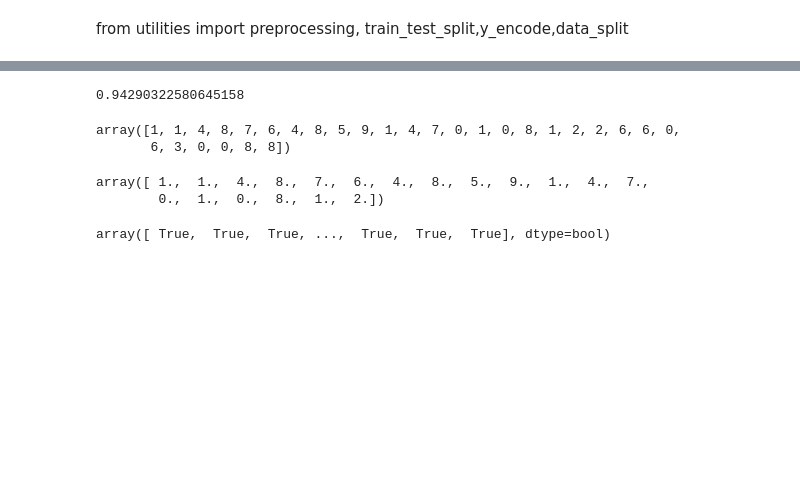
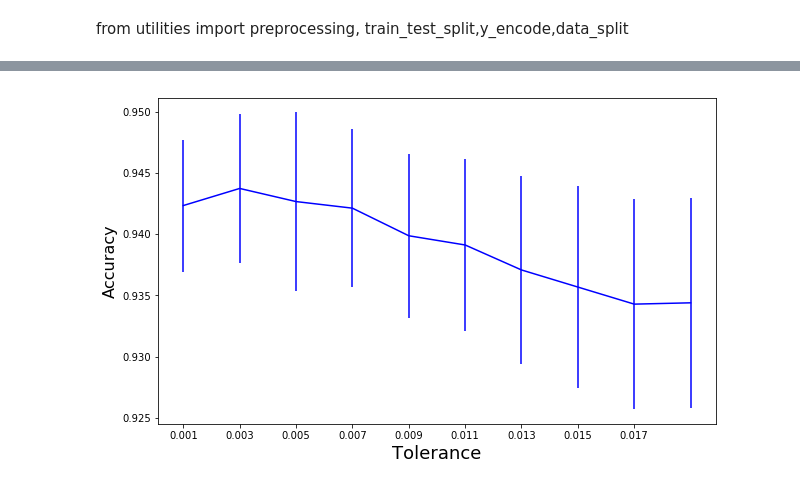
Before and after one commit to 12kleingordon34/SL2, a Jupyter notebook: exploratory_notebook.ipynb, the cells around one changed output, grey strips where cells are left out. Drawn from its saved outputs; the diff is of its cells as text; code cells hidden in the pictures; blank space fills up the shorter version.

Commit message:
Add trial plots to exploratory notebook

```diff
--- a/exploratory_notebook.ipynb
+++ b/exploratory_notebook.ipynb
@@ -170,19 +84,0 @@ array([[-60320.02714077,  27614.18052106, -82780.94313469, -41779.40487842,
-# %%
-# Success
-(preds == y_test).mean()
-# %% [output]
-0.94290322580645158
-# %%
-preds[1:30]
-# %% [output]
-array([1, 1, 4, 8, 7, 6, 4, 8, 5, 9, 1, 4, 7, 0, 1, 0, 8, 1, 2, 2, 6, 6, 0,
-       6, 3, 0, 0, 8, 8])
-# %%
-y_test[1:20]
-# %% [output]
-array([ 1.,  1.,  4.,  8.,  7.,  6.,  4.,  8.,  5.,  9.,  1.,  4.,  7.,
-        0.,  1.,  0.,  8.,  1.,  2.])
-# %%
-preds == y_test
-# %% [output]
-array([ True,  True,  True, ...,  True,  True,  True], dtype=bool)
@@ -188,0 +88,14 @@ array([ True,  True,  True, ...,  True,  True,  True], dtype=bool)
+# %%
+df = pd.read_csv('lr_tol_variable_selection.csv', header=None)
+mean = df.mean(0)
+std = df.std(0)
+%matplotlib inline
+fig = plt.figure(figsize=(10,6))
+# plt.plot(range(1, 11)*0.001, mean)
+x = [f*0.001 for f in range(1, 21, 2)]
+plt.errorbar(x,mean,yerr=std, fmt='b')
+plt.xlabel('Tolerance', fontsize=18)
+plt.ylabel('Accuracy', fontsize=16)
+plt.xticks(np.arange(0.001, 0.019, 0.002));
+# %% [output]
+[figure, added]
```
Also changed, not shown: parts of 16 cells of this notebook.
